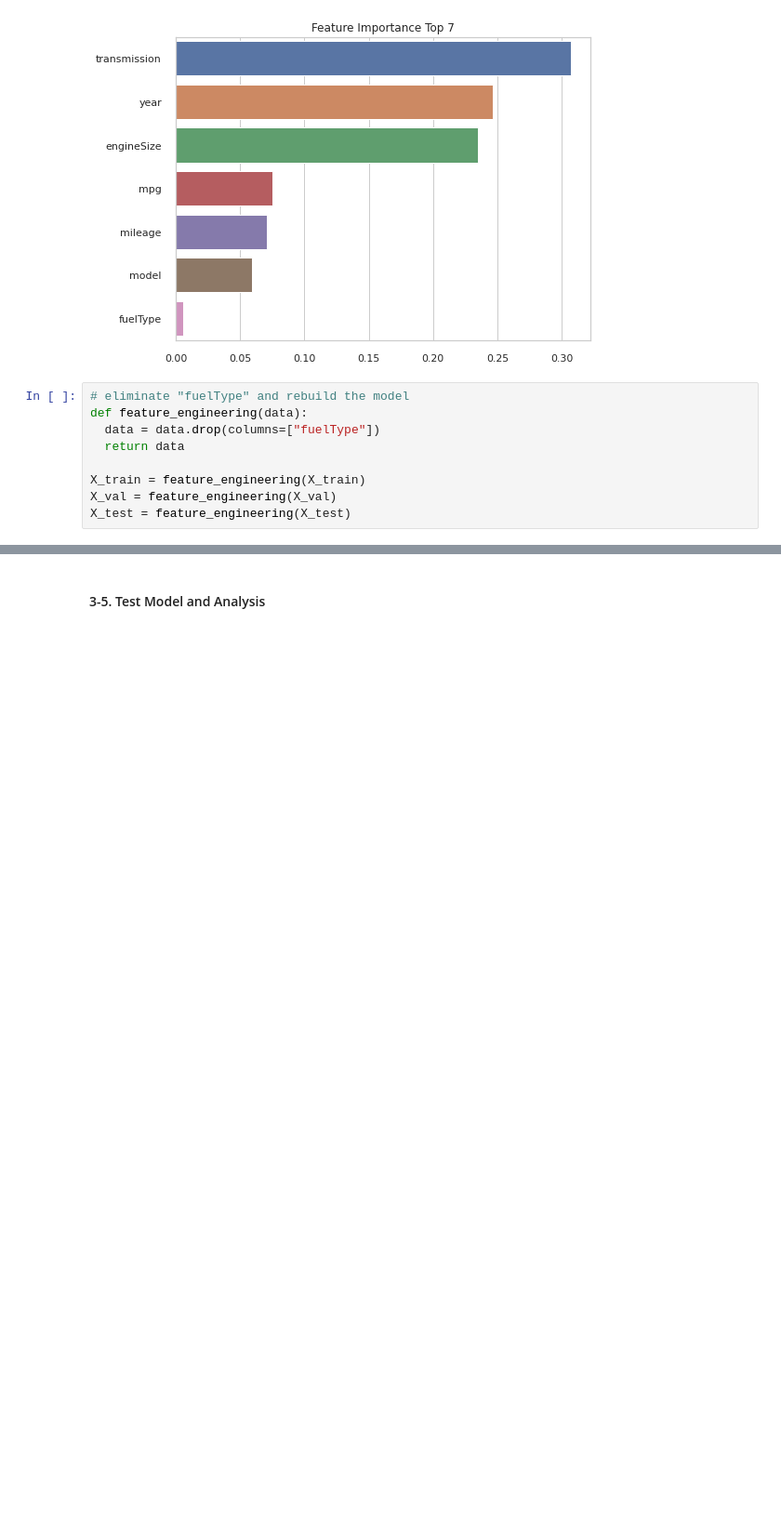
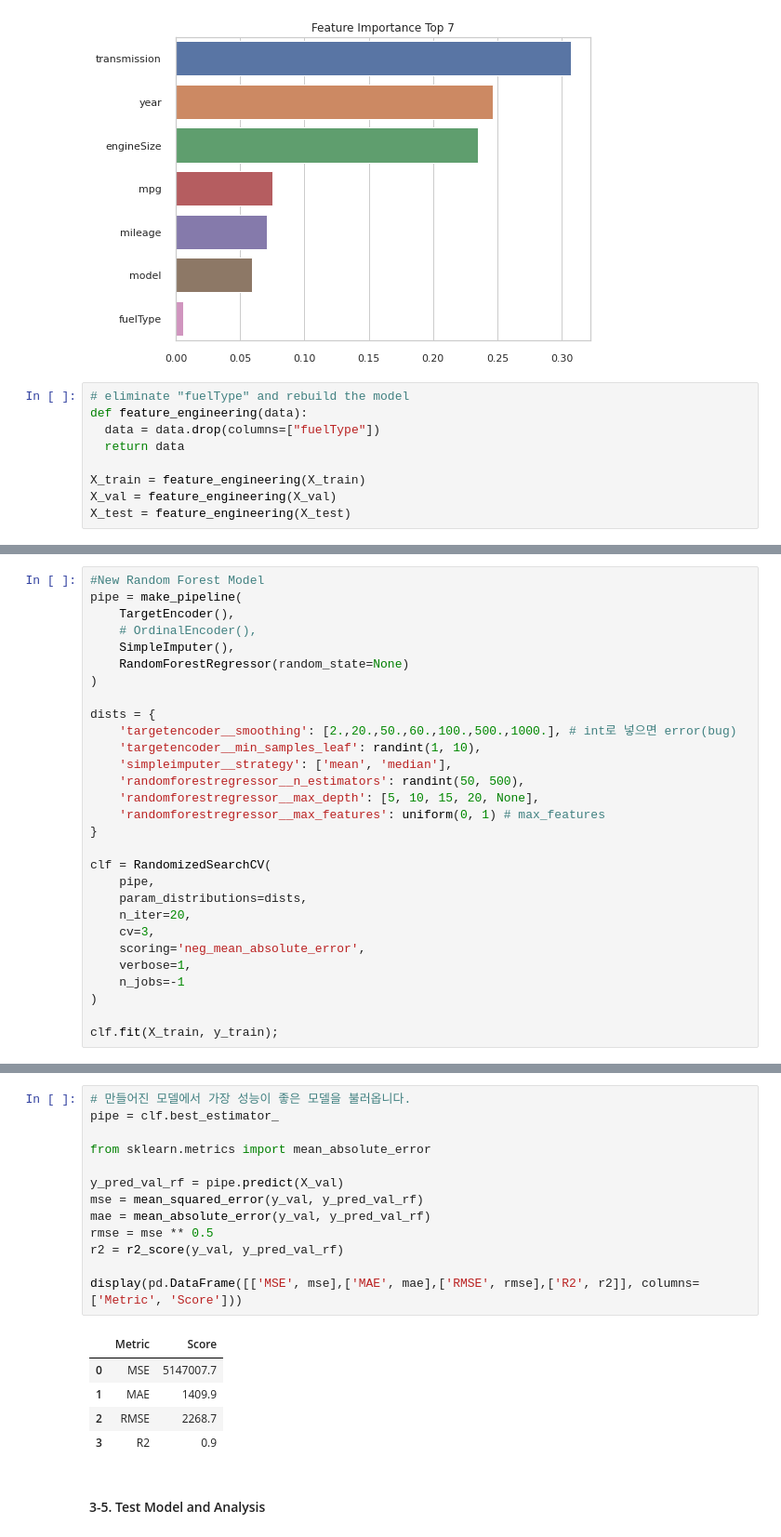
Before and after one commit to KYOH95/Project_2_Car_Analysis, a Jupyter notebook: Project2.ipynb, the cells around one changed output, grey strips where cells are left out. Shown at 93% size. Saved outputs shown, nothing was run; the diff lists cells and outputs as text; blank space fills up the shorter version.

```diff
--- a/Project2.ipynb
+++ b/Project2.ipynb
@@ -1014,0 +1006,29 @@ X_train.head()
+# %%
+#New Random Forest Model
+pipe = make_pipeline(
+    TargetEncoder(),
+    # OrdinalEncoder(),
+    SimpleImputer(),
+    RandomForestRegressor(random_state=None)
+)
+
+dists = {
+    'targetencoder__smoothing': [2.,20.,50.,60.,100.,500.,1000.], # int로 넣으면 error(bug)
+    'targetencoder__min_samples_leaf': randint(1, 10),
+    'simpleimputer__strategy': ['mean', 'median'],
+    'randomforestregressor__n_estimators': randint(50, 500),
+    'randomforestregressor__max_depth': [5, 10, 15, 20, None],
+    'randomforestregressor__max_features': uniform(0, 1) # max_features
+}
+
+clf = RandomizedSearchCV(
+    pipe,
+    param_distributions=dists,
+    n_iter=20,
+    cv=3,
+    scoring='neg_mean_absolute_error',
+    verbose=1,
+    n_jobs=-1
+)
+
+clf.fit(X_train, y_train);
@@ -1015,3 +1043,22 @@ X_train.head()
+# %%
+# 만들어진 모델에서 가장 성능이 좋은 모델을 불러옵니다.
+pipe = clf.best_estimator_
+
+from sklearn.metrics import mean_absolute_error
+
+y_pred_val_rf = pipe.predict(X_val)
+mse = mean_squared_error(y_val, y_pred_val_rf)
+mae = mean_absolute_error(y_val, y_pred_val_rf)
+rmse = mse ** 0.5
+r2 = r2_score(y_val, y_pred_val_rf)
+
+display(pd.DataFrame([['MSE', mse],['MAE', mae],['RMSE', rmse],['R2', r2]], columns=['Metric', 'Score']))
+# %% [output]
+|  | Metric | Score |
+| 0 | MSE | 5147007.7 |
+| 1 | MAE | 1409.9 |
+| 2 | RMSE | 2268.7 |
+| 3 | R2 | 0.9 |
 # %% [markdown]
 #### 3-5. Test Model and Analysis
 # %%
```
Also changed, not shown: parts of 5 cells of this notebook.
